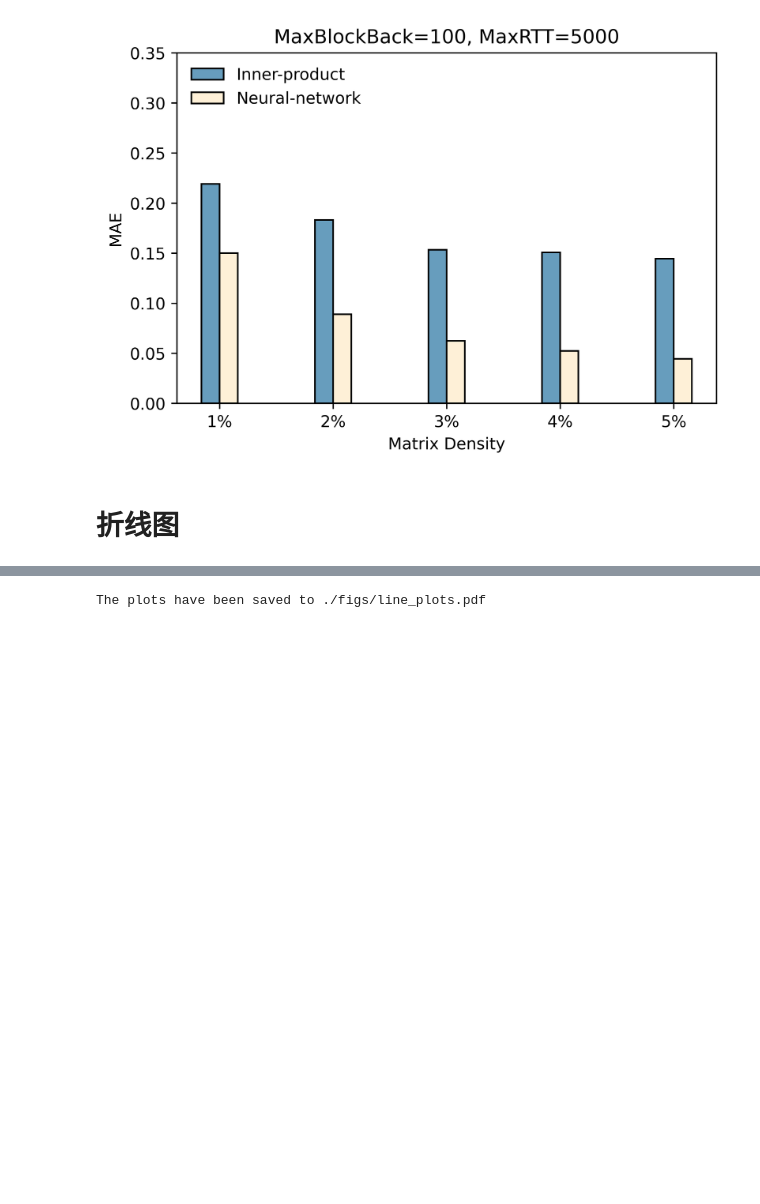
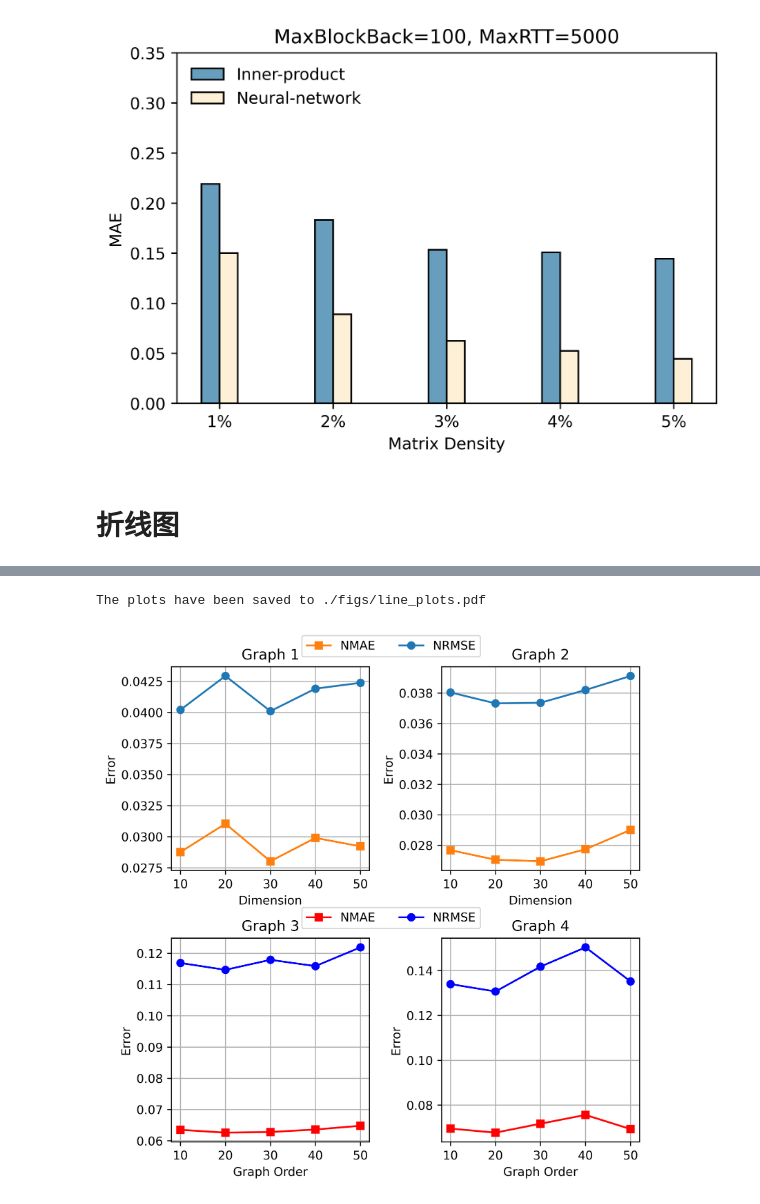
Before and after one commit to ZengYuXiang7/NAS-LLM-GNN, a Jupyter notebook: 3.18 作图代码.ipynb, the cells around one changed output, grey strips where cells are left out. Drawn from its saved outputs; the diff is of its cells as text; code cells hidden in the pictures; blank space fills up the shorter version.

```diff
--- a/3.18 作图代码.ipynb
+++ b/3.18 作图代码.ipynb
@@ -117,9 +119,11 @@ for i in range(4):
     plt.xticks((Idx1 + Idx2) / 2, idx_name)
     plt.xlabel(x_labels)  # 横坐标轴标题
     plt.ylabel(y_labels)  # 纵坐标轴标题
-    plt.title(titles[i])  # 图形标题
-    with PdfPages(f'./figs/interaction{i + 1}.pdf') as pdf:
-        pdf.savefig()  # 将当前图形保存到 PDF 文件中
+    plt.title(titles[i])
+    # 图形标题
+    if saved:
+        with PdfPages(f'./figs/interaction{i + 1}.pdf') as pdf:
+            pdf.savefig()  # 将当前图形保存到 PDF 文件中
 # %% [output]
 [figure]
 [figure]
@@ -175,5 +179,7 @@ for i in range(4):
     plt.ylabel(y_labels)  # 纵坐标轴标题
     plt.title(titles[i])  # 图形标题
     plt.grid()
-    with PdfPages(f'./figs/dimension{i + 1}.pdf') as pdf:
-        pdf.savefig()  # 将当前图形保存到 PDF 文件中
+    if saved:
+        with PdfPages(f'./figs/dimension{i + 1}.pdf') as pdf:
+            pdf.savefig()  # 将当前图形保存到 PDF 文件中
+    plt.close(fig)  # 关闭图形，防止它显示出来
@@ -229,8 +230,10 @@ for i in range(4):
     plt.ylabel(y_labels)  # 纵坐标轴标题
     plt.title(titles[i])  # 图形标题
     plt.grid()
-    with PdfPages(f'./figs/heads{i + 1}.pdf') as pdf:
-        pdf.savefig()  # 将当前图形保存到 PDF 文件中
+    if saved:
+        with PdfPages(f'./figs/heads{i + 1}.pdf') as pdf:
+            pdf.savefig()  # 将当前图形保存到 PDF 文件中
+    plt.close(fig)  # 关闭图形，防止它显示出来
 # %%
 def draw_line_plot(data, titles, x_labels, colors):
     # 折线图
@@ -286,36 +290,66 @@ True
 # %%
-def draw_line_plots(data, titles, x_labels, colors):
+import matplotlib.pyplot as plt
+import numpy as np
+from matplotlib.backends.backend_pdf import PdfPages
+
+def draw_4_line_plots(data, titles, x_labels, colors):
     markers = ['s', 'o']
     y_labels = 'Error'
     idx_name = ['10', '20', '30', '40', '50']
 
-    address = './figs/line_plots.pdf'
-    with PdfPages('./figs/line_plots.pdf') as pdf:  # 创建PDF文件
-        fig, axs = plt.subplots(2, 2, figsize=(12, 12), dpi=600)
+    # 创建2x2图表布局
+    fig, axs = plt.subplots(2, 2, figsize=(6.5, 7), dpi=600)
 
-        for i, ax in enumerate(axs.flatten()):
-            if i < len(data):  # 确保数据列表中有足够的数据组
-                value1, value2 = data[i]
-                ax.plot(value1, marker=markers[0], markersize=8, label='NMAE', color=colors[0])
-                ax.plot(value2, marker=markers[1], markersize=8, label='NRMSE', color=colors[1])
-                ax.set_title(titles[i])
-                ax.set_xlabel(x_labels)
-                ax.set_ylabel(y_labels)
-                ax.set_xticks(range(len(idx_name)))
-                ax.set_xticklabels(idx_name)
-                ax.grid()
-                ax.legend(frameon=False, loc='upper center', bbox_to_anchor=(0.5, 1.1), ncol=2)
-            else:
-                ax.set_visible(False)  # 隐藏没有数据的子图
+    # 通过轴对象的handles和labels创建图例
+    handles, labels = [], []
 
-        plt.tight_layout(pad=3.0)
-        pdf.savefig(fig)  # 将图表保存到PDF文件中
-        plt.close(fig)  # 关闭图形，防止它显示出来
+    markersize = 6
+    for i, ax in enumerate(axs.flatten()):
+        if i < len(data):  # 确保数据列表中有足够的数据组
+            value1, value2 = data[i]
+            color = colors[0] if i < 2 else colors[1]
+            line1, = ax.plot(value1, marker=markers[0], markersize=markersize, label='NMAE', color=color[0])
+            line2, = ax.plot(value2, marker=markers[1], markersize=markersize, label='NRMSE', color=color[1])
+            ax.set_title(titles[i])
+            # 上面两个图用x_labels的第一个标签，下面两个图用第二个标签
+            ax.set_xlabel(x_labels[0] if i < 2 else x_labels[1])
+            # ax.set_xlabel(x_labels)
+            ax.set_ylabel(y_labels)
+            ax.set_xticks(range(len(idx_name)))
+            ax.set_xticklabels(idx_name)
+            ax.grid()
+            # 收集图例句柄和标签
+            handles.extend([line1, line2])
+            labels.extend([line1.get_label(), line2.get_label()])
+        else:
+            ax.set_visible(False)  # 隐藏没有数据的子图
+    # 调整图表布局
+    plt.tight_layout(rect=[0, 0.03, 1, 0.95])
+    # 创建一个图例在所有子图的上方中心位置
+    fig.legend(handles[:2], labels[:2], loc='upper center', ncol=2, bbox_to_anchor=(0.534, 0.96))
+    # 创建一个图例在所有子图的中心位置
+    fig.legend(handles[6:], labels[6:], loc='upper center', ncol=2, bbox_to_anchor=(0.534, 0.51))
+    # 保存PDF
+    pdf_path = './figs/line_plots.pdf'
+    if saved:
+        with PdfPages(pdf_path) as pdf:
+            pdf.savefig(fig)  # 将图表保存到PDF文件中
+    # plt.close(fig)  # 关闭图形，防止它显示出来
+    return pdf_path  # 返回PDF文件路径
 
-    return address  # 返回PDF文件路径
-
-# 使用函数
-pdf_path = draw_line_plots(value, titles, x_labels, colors)
+value = [
+    # dimension
+    [[0.02876, 0.03104, 0.02802, 0.02990, 0.02922, ], [0.04020, 0.04293, 0.04010, 0.04191, 0.04238, ]],
+    [[0.02768, 0.02705, 0.02695, 0.02774, 0.02901, ], [0.03804, 0.03732, 0.03736, 0.03820, 0.03912, ]],  #此数据最后一条缺失
+    # Graph order
+    [[0.0635, 0.0626, 0.0628, 0.0636, 0.0648], [0.1169, 0.1147, 0.1179, 0.1159, 0.1219]],
+    [[0.0695, 0.0677, 0.0717, 0.0756, 0.0693], [0.1340, 0.1307, 0.1418, 0.1504, 0.1352]]
+]
+titles = ['Graph 1', 'Graph 2', 'Graph 3', 'Graph 4']
+x_labels = ['Dimension', 'Graph Order']
+colors = [['#ff7f0e', '#1f77b4'], ['red', 'blue']]  # NMAE 和 NRMSE 的颜色
+pdf_path = draw_4_line_plots(value, titles, x_labels, colors)
 print(f"The plots have been saved to {pdf_path}")
 # %% [output]
 The plots have been saved to ./figs/line_plots.pdf
+[figure, added]
```
Also changed, not shown: parts of 4 cells of this notebook, 2 other files.
